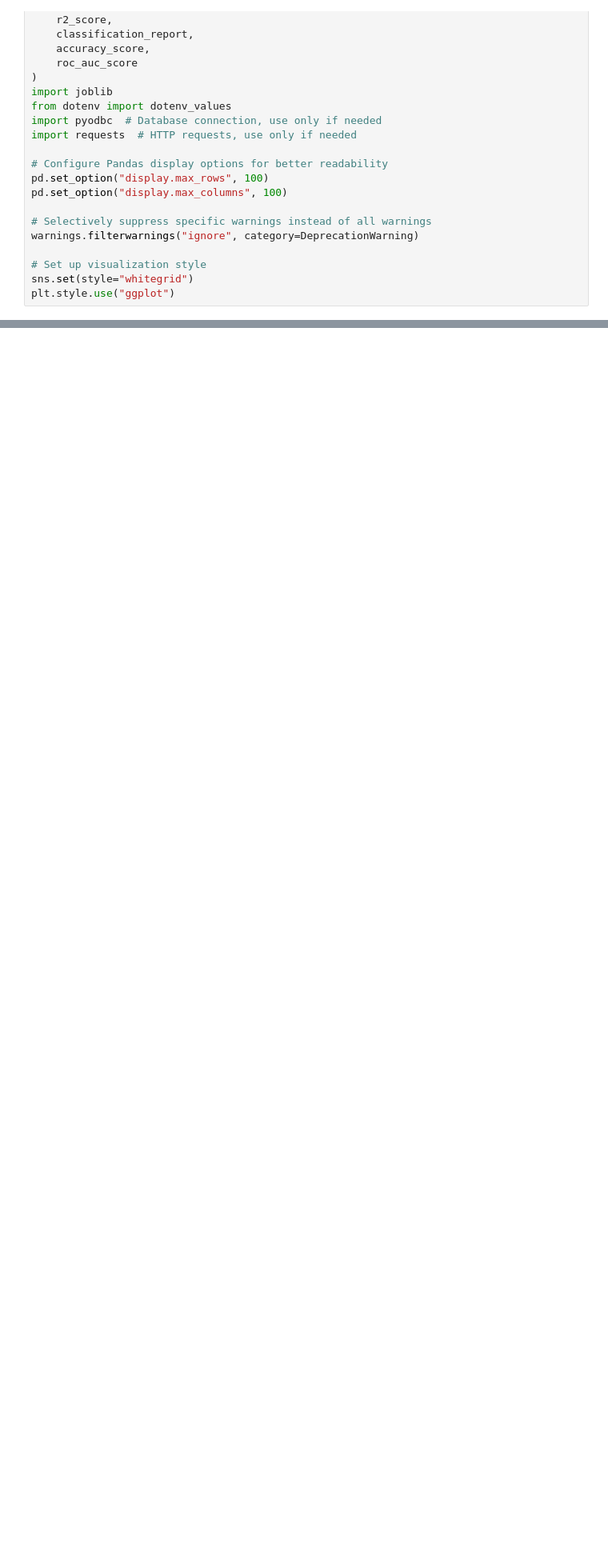
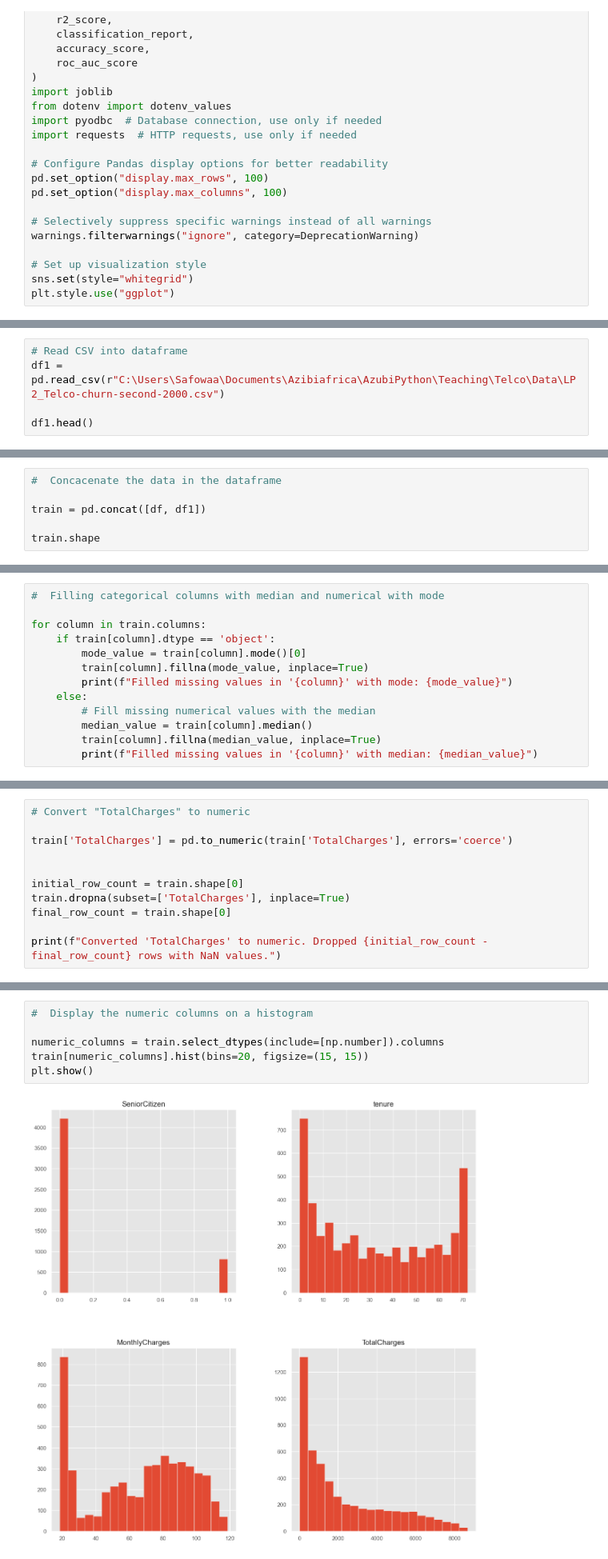
Before and after one commit to Safowaa/Teaching, a Jupyter notebook: Telco/Notebook/nb.ipynb, the cells around one changed output, grey strips where cells are left out. Shown at 80% size. Cells and saved outputs as stored; diff of their text form; blank space fills up the shorter version.

```diff
--- a/Telco/Notebook/nb.ipynb
+++ b/Telco/Notebook/nb.ipynb
@@ -51,0 +88,5 @@ plt.style.use("ggplot")
+# %%
+# Read CSV into dataframe
+df1 = pd.read_csv(r"C:\Users\Safowaa\Documents\Azibiafrica\AzubiPython\Teaching\Telco\Data\LP2_Telco-churn-second-2000.csv")
+
+df1.head()
@@ -51,0 +100,6 @@ plt.style.use("ggplot")
+# %%
+#  Concacenate the data in the dataframe
+
+train = pd.concat([df, df1])
+
+train.shape
@@ -51,0 +128,13 @@ plt.style.use("ggplot")
+# %%
+#  Filling categorical columns with median and numerical with mode
+
+for column in train.columns:
+    if train[column].dtype == 'object':
+        mode_value = train[column].mode()[0]
+        train[column].fillna(mode_value, inplace=True)
+        print(f"Filled missing values in '{column}' with mode: {mode_value}")
+    else:
+        # Fill missing numerical values with the median
+        median_value = train[column].median()
+        train[column].fillna(median_value, inplace=True)
+        print(f"Filled missing values in '{column}' with median: {median_value}")
@@ -51,0 +217,11 @@ plt.style.use("ggplot")
+# %%
+# Convert "TotalCharges" to numeric
+
+train['TotalCharges'] = pd.to_numeric(train['TotalCharges'], errors='coerce')
+
+
+initial_row_count = train.shape[0]
+train.dropna(subset=['TotalCharges'], inplace=True)
+final_row_count = train.shape[0]
+
+print(f"Converted 'TotalCharges' to numeric. Dropped {initial_row_count - final_row_count} rows with NaN values.")
@@ -51,0 +244,8 @@ plt.style.use("ggplot")
+# %%
+#  Display the numeric columns on a histogram
+
+numeric_columns = train.select_dtypes(include=[np.number]).columns
+train[numeric_columns].hist(bins=20, figsize=(15, 15))
+plt.show()
+# %% [output]
+[figure, added]
```
Also changed, not shown: parts of 16 cells of this notebook, 3 other files.
